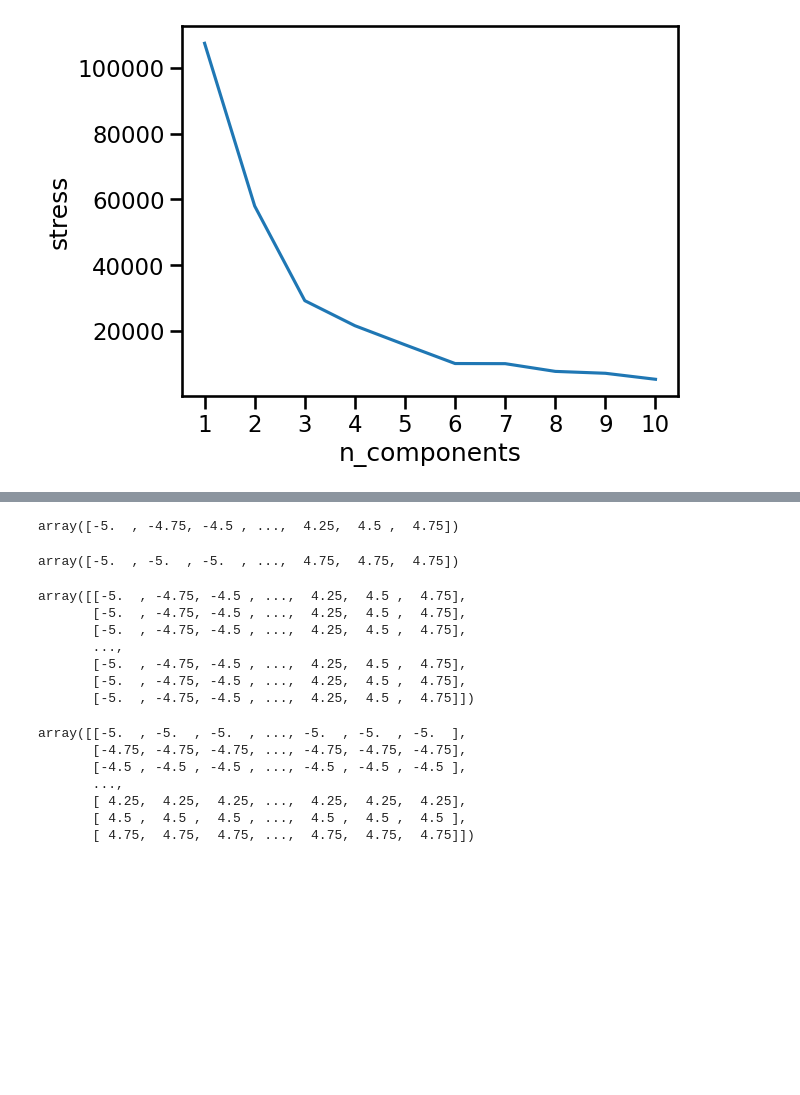
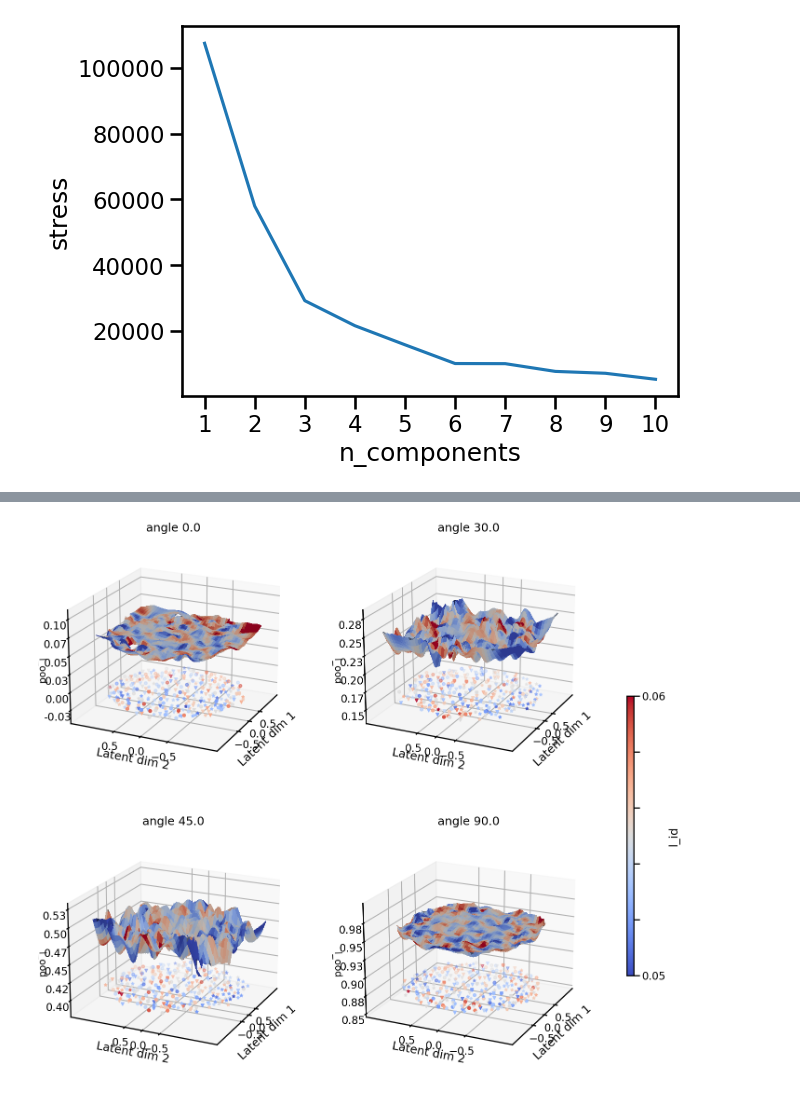
Before and after one commit to neurodata/CEP_experiments, a Jupyter notebook: ood_exp.ipynb, the cells around one changed output, grey strips where cells are left out. Saved outputs shown, nothing was run; the diff lists cells and outputs as text; code cells hidden in the pictures; blank space fills up the shorter version.

```diff
--- a/ood_exp.ipynb
+++ b/ood_exp.ipynb
@@ -288,8 +170,0 @@ def plot_embeddings_(X_transformed, l_id, l_ood, angle, ax):
-# %%
-fig = plt.figure(figsize=(10,10), facecolor='white')
-sns.set_context('talk')
-
-for ii, angle in enumerate(angles):
-    ax = fig.add_subplot(2,2,ii+1, projection='3d')
-    surf = plot_embeddings_(X_transformed[ii], l_id[ii], l_ood[ii], angle, ax)
-plt.savefig('embeddings_.pdf')
@@ -300,2 +170,0 @@ from scipy.interpolate import interp2d
-# %%
-f = interp2d(X_transformed[0][:100,0], X_transformed[0][:100,1], l_ood[0][0,:100])
@@ -328,28 +170,0 @@ array([[1., 1., 1.],
-# %%
-X.ravel()
-# %% [output]
-array([-5.  , -4.75, -4.5 , ...,  4.25,  4.5 ,  4.75])
-# %%
-Y.ravel()
-# %% [output]
-array([-5.  , -5.  , -5.  , ...,  4.75,  4.75,  4.75])
-# %%
-X
-# %% [output]
-array([[-5.  , -4.75, -4.5 , ...,  4.25,  4.5 ,  4.75],
-       [-5.  , -4.75, -4.5 , ...,  4.25,  4.5 ,  4.75],
-       [-5.  , -4.75, -4.5 , ...,  4.25,  4.5 ,  4.75],
-       ...,
-       [-5.  , -4.75, -4.5 , ...,  4.25,  4.5 ,  4.75],
-       [-5.  , -4.75, -4.5 , ...,  4.25,  4.5 ,  4.75],
-       [-5.  , -4.75, -4.5 , ...,  4.25,  4.5 ,  4.75]])
-# %%
-Y
-# %% [output]
-array([[-5.  , -5.  , -5.  , ..., -5.  , -5.  , -5.  ],
-       [-4.75, -4.75, -4.75, ..., -4.75, -4.75, -4.75],
-       [-4.5 , -4.5 , -4.5 , ..., -4.5 , -4.5 , -4.5 ],
-       ...,
-       [ 4.25,  4.25,  4.25, ...,  4.25,  4.25,  4.25],
-       [ 4.5 ,  4.5 ,  4.5 , ...,  4.5 ,  4.5 ,  4.5 ],
-       [ 4.75,  4.75,  4.75, ...,  4.75,  4.75,  4.75]])
@@ -355,0 +239,24 @@ array([[-5.  , -5.  , -5.  , ..., -5.  , -5.  , -5.  ],
+# %%
+fig = plt.figure(figsize=(15,15), facecolor='white')
+sns.set_context('talk')
+
+min_val = np.inf
+max_val = -np.inf
+
+for lid in l_id:
+    min_val = min(min_val, np.min(lid))
+    max_val = max(max_val, np.max(lid))
+
+for ii, angle in enumerate(angles):
+    ax = fig.add_subplot(2,2,ii+1, projection='3d')
+    surf = plot_embeddings_(X_transformed[ii], l_id[ii], l_ood[ii], angle, ax, min_val, max_val)
+    #plt.colorbar(surf, ax=ax)
+
+sm = plt.cm.ScalarMappable(norm=plt.Normalize(vmin=0, vmax=1), cmap=cm.coolwarm)
+cbaxes = fig.add_axes([.95, 0.25, 0.01, 0.4])
+cbar = fig.colorbar(sm, cbaxes, label='l_id')
+cbar.ax.set_yticklabels([str(np.round(min_val,2)), '', '', '', '', str(np.round(max_val,2))])
+
+plt.savefig('embeddings_.pdf', bbox_inches='tight')
+# %% [output]
+[figure, added]
```
Also changed, not shown: parts of 40 cells of this notebook, 8 other files.
